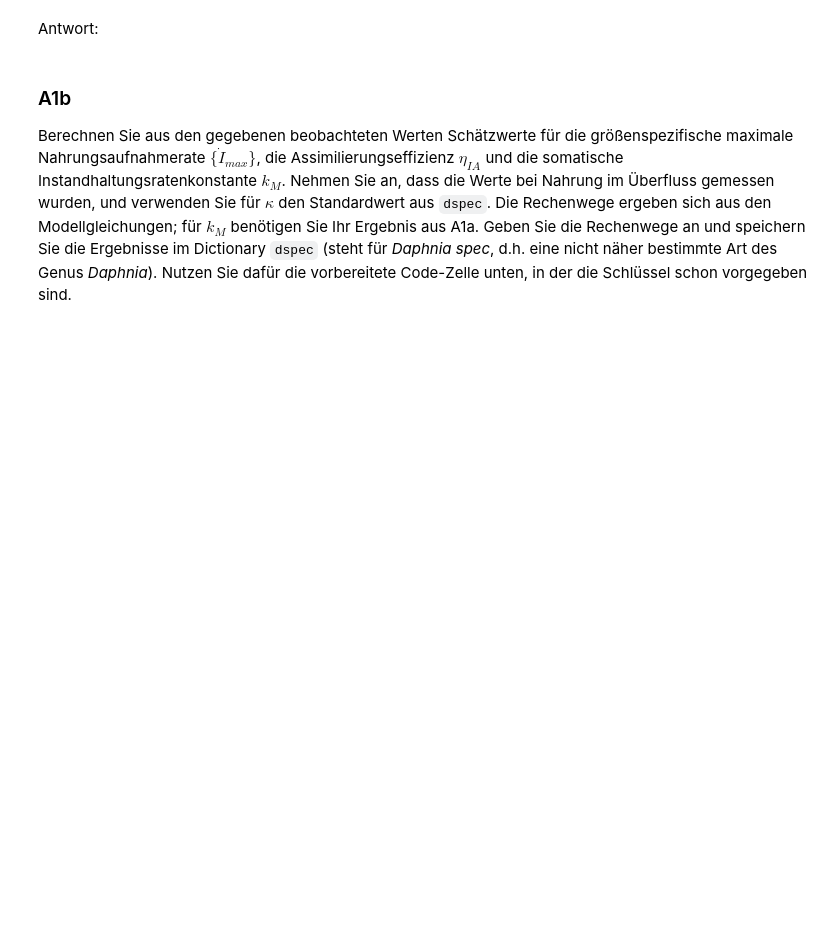
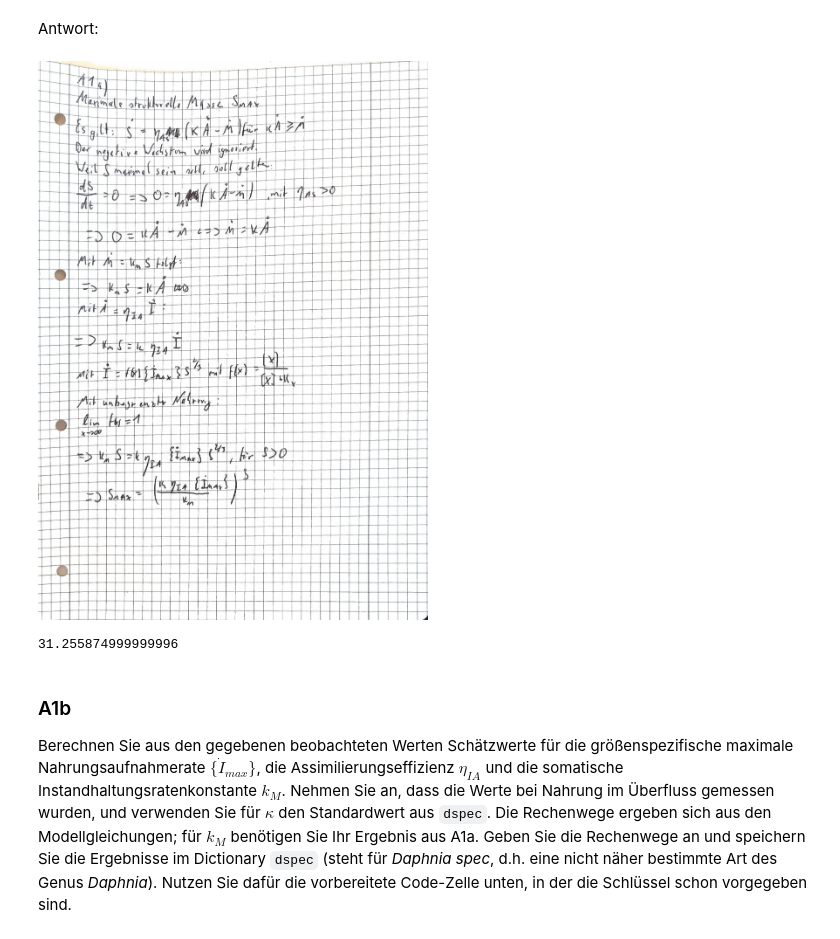
Before and after one commit to Quafax/Uni_Projects, a Jupyter notebook: src/MEM/homework_3/Übungsblatt3_MEM26.ipynb, the cells around one changed output. Drawn from its saved outputs; the diff is of its cells as text; code cells hidden in the pictures; blank space fills up the shorter version.

```diff
--- a/src/MEM/homework_3/Übungsblatt3_MEM26.ipynb
+++ b/src/MEM/homework_3/Übungsblatt3_MEM26.ipynb
@@ -108,6 +108,16 @@ Leiten Sie aus den Modellgleichungen einen Ausdruck für die maximale strukturel
 Antwort:
 # %%
 # Lösung
+from IPython.display import Image, display
+
+display(Image(filename="A1a.jpg"))
+
+S_max = (dspec['kappa'] * dspec['eta_IA_0'] * dspec['Idot_max_rel'] / dspec['k_M_0'])**3
+
+print(S_max)
+# %% [output]
+[figure, added]
+31.255874999999996
 # %% [markdown]
 ### A1b
 Berechnen Sie aus den gegebenen beobachteten Werten Schätzwerte für die größenspezifische maximale Nahrungsaufnahmerate $\{\dot{I}_{max}\}$, die Assimilierungseffizienz $\eta_{IA}$ und die somatische Instandhaltungsratenkonstante $k_M$. Nehmen Sie an, dass die Werte bei Nahrung im Überfluss gemessen wurden, und verwenden Sie für $\kappa$ den Standardwert aus `dspec`. Die Rechenwege ergeben sich aus den Modellgleichungen; für $k_M$ benötigen Sie Ihr Ergebnis aus A1a. Geben Sie die Rechenwege an und speichern Sie die Ergebnisse im Dictionary `dspec` (steht für *Daphnia spec*, d.h. eine nicht näher bestimmte Art des Genus *Daphnia*). Nutzen Sie dafür die vorbereitete Code-Zelle unten, in der die Schlüssel schon vorgegeben sind.
```
Also changed, not shown: parts of 17 cells of this notebook, 19 other files.
